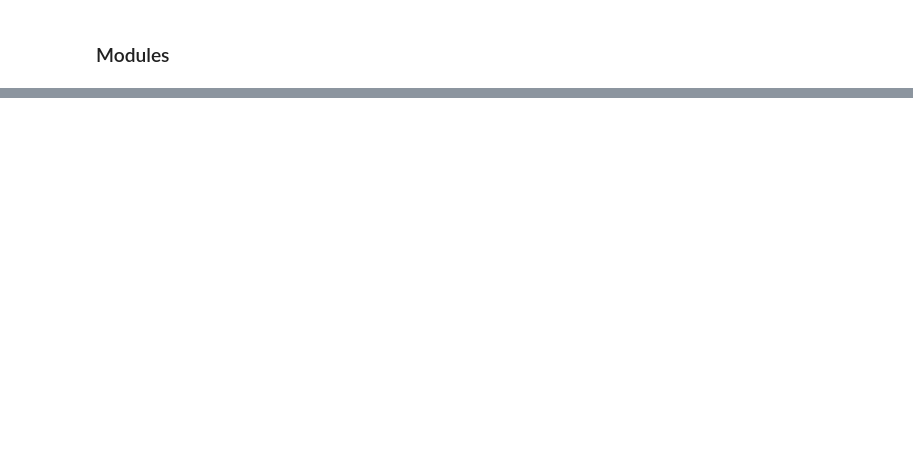
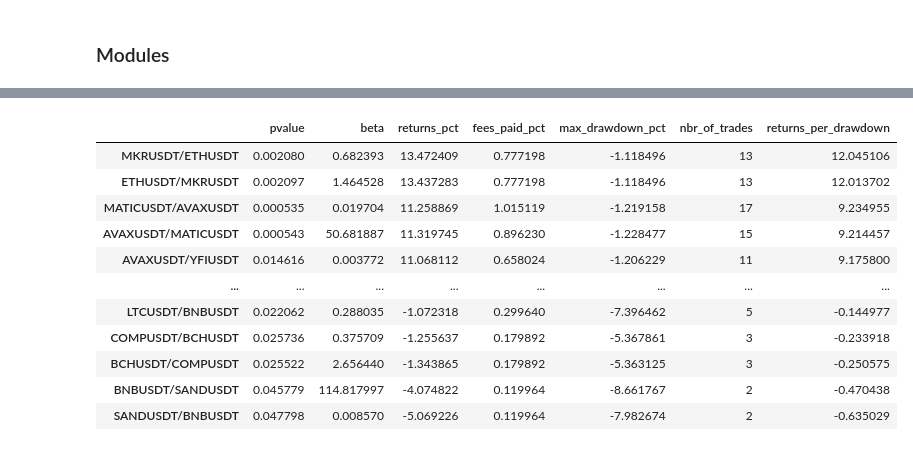
Before and after one commit to walidarbtg/cointegration, a Jupyter notebook: Cointegration Matrix.ipynb, the cells around one changed output, grey strips where cells are left out. Saved outputs shown, nothing was run; the diff lists cells and outputs as text; code cells hidden in the pictures; blank space fills up the shorter version.

```diff
--- a/Cointegration Matrix.ipynb
+++ b/Cointegration Matrix.ipynb
@@ -252,0 +26,12 @@ NEARUSDT/DOTUSDT pair is cointegrated in 2 timeframes
+# %%
+# Import Data
+assets = ['BTCUSDT', 'ETHUSDT', 'BNBUSDT', 'XRPUSDT', 'LUNAUSDT', 'SOLUSDT', 'ADAUSDT', 'DOTUSDT', 'AVAXUSDT', 'DOGEUSDT', '1000SHIBUSDT', 'MATICUSDT', 'ATOMUSDT', 'LTCUSDT', 'NEARUSDT', 'TRXUSDT', 'LINKUSDT', 'BCHUSDT', 'ALGOUSDT', 'XLMUSDT', 'UNIUSDT', 'AXSUSDT', 'MANAUSDT', 'ETCUSDT', 'XMRUSDT', 'EGLDUSDT', 'SANDUSDT', 'FILUSDT', 'FTMUSDT', 'EOSUSDT', 'ZECUSDT', 'AAVEUSDT', 'COMPUSDT', 'MKRUSDT', 'YFIUSDT', 'YFIIUSDT']
+#assets = ['BTCUSDT', 'ETHUSDT', 'ZECUSDT', 'XMRUSDT', 'LTCUSDT', 'ETCUSDT', 'YFIUSDT', 'YFIIUSDT', 'XRPUSDT', 'ADAUSDT', 'ZENUSDT', 'DASHUSDT']
+data = {}
+prices_1h = {}
+
+for asset in assets:
+    data[asset] = pd.read_csv('./{}_1h.csv'.format(asset), index_col=0)
+    data[asset].iloc[:,0] = pd.to_datetime(data[asset].iloc[:,0], unit='ms')
+    prices_1h[asset] = pd.DataFrame({'date': data[asset].iloc[:,0], 'price': data[asset].iloc[:,3]})
+    prices_1h[asset]['log_price'] = prices_1h[asset]['price'].apply(lambda x: math.log(x))
@@ -252,0 +307,69 @@ NEARUSDT/DOTUSDT pair is cointegrated in 2 timeframes
+# %%
+backtest_start_date = '2022-03-10 00:00:00'
+backtest_end_date = '2022-03-23 00:00:00'
+cointegrated_pairs_df = pairs_df.T[pairs_df.T['pvalue'] <= 0.05]
+returns = []
+fees_paid = []
+max_drawdown = []
+nbr_of_trades = []
+returns_per_dd = []
+
+for pair in cointegrated_pairs_df.index:
+
+    pair_asset_a, pair_asset_b = pair.split('/')
+
+    pair_price_a = prices_1h[pair_asset_a][prices_1h[pair_asset_a]['date'] > start_date]
+    pair_price_a = pair_price_a[pair_price_a['date'] < end_date]
+
+    pair_price_b = prices_1h[pair_asset_b][prices_1h[pair_asset_b]['date'] > start_date]
+    pair_price_b = pair_price_b[pair_price_b['date'] < end_date]
+    dates = pair_price_a['date']
+
+    fees = 0.0006
+    rolling_window = lookback_window
+    std_multiple = 1.5
+    start_capital = 10000.0
+    order_size_pct = 1
+    beta = 1
+
+    positions, capital, commission, zscore = zscore_mean_reversion_strategy(pair_price_a['price'], pair_price_b['price'], rolling_window, std_multiple, fees, start_capital, order_size_pct, beta)
+
+    # Nbr of trades
+    trades = 0
+    current_pos = 0
+    for i in positions:
+        if i != current_pos:
+            trades += 1
+            current_pos = i
+
+    # Max drawdown calculation
+    dd_i = np.argmax(np.maximum.accumulate(capital) - capital) # end of the period
+    dd_j = np.argmax(capital[:dd_i]) # start of period
+    max_dd = (capital[dd_i]-capital[dd_j])/capital[dd_i]*100
+
+    returns.append((list(capital)[-1]/list(capital)[0]-1)*(1-commission)*100)
+    fees_paid.append(commission * 100)
+    max_drawdown.append(max_dd)
+    nbr_of_trades.append(trades)
+
+
+cointegrated_pairs_df['returns_pct'] = returns
+cointegrated_pairs_df['fees_paid_pct'] = fees_paid
+cointegrated_pairs_df['max_drawdown_pct'] = max_drawdown
+cointegrated_pairs_df['nbr_of_trades'] = nbr_of_trades
+cointegrated_pairs_df['returns_per_drawdown'] = list(pd.Series(returns) / pd.Series(max_drawdown).abs())
+
+cointegrated_pairs_df.sort_values(['returns_per_drawdown'], ascending=False)
+# %% [output]
+|  | pvalue | beta | returns_pct | fees_paid_pct | max_drawdown_pct | nbr_of_trades | returns_per_drawdown |
+| MKRUSDT/ETHUSDT | 0.002080 | 0.682393 | 13.472409 | 0.777198 | -1.118496 | 13 | 12.045106 |
+| ETHUSDT/MKRUSDT | 0.002097 | 1.464528 | 13.437283 | 0.777198 | -1.118496 | 13 | 12.013702 |
+| MATICUSDT/AVAXUSDT | 0.000535 | 0.019704 | 11.258869 | 1.015119 | -1.219158 | 17 | 9.234955 |
+| AVAXUSDT/MATICUSDT | 0.000543 | 50.681887 | 11.319745 | 0.896230 | -1.228477 | 15 | 9.214457 |
+| AVAXUSDT/YFIUSDT | 0.014616 | 0.003772 | 11.068112 | 0.658024 | -1.206229 | 11 | 9.175800 |
+| ... | ... | ... | ... | ... | ... | ... | ... |
+| LTCUSDT/BNBUSDT | 0.022062 | 0.288035 | -1.072318 | 0.299640 | -7.396462 | 5 | -0.144977 |
+| COMPUSDT/BCHUSDT | 0.025736 | 0.375709 | -1.255637 | 0.179892 | -5.367861 | 3 | -0.233918 |
+| BCHUSDT/COMPUSDT | 0.025522 | 2.656440 | -1.343865 | 0.179892 | -5.363125 | 3 | -0.250575 |
+| BNBUSDT/SANDUSDT | 0.045779 | 114.817997 | -4.074822 | 0.119964 | -8.661767 | 2 | -0.470438 |
+| SANDUSDT/BNBUSDT | 0.047798 | 0.008570 | -5.069226 | 0.119964 | -7.982674 | 2 | -0.635029 |
```
Also changed, not shown: parts of 36 cells of this notebook, 5 other files.
